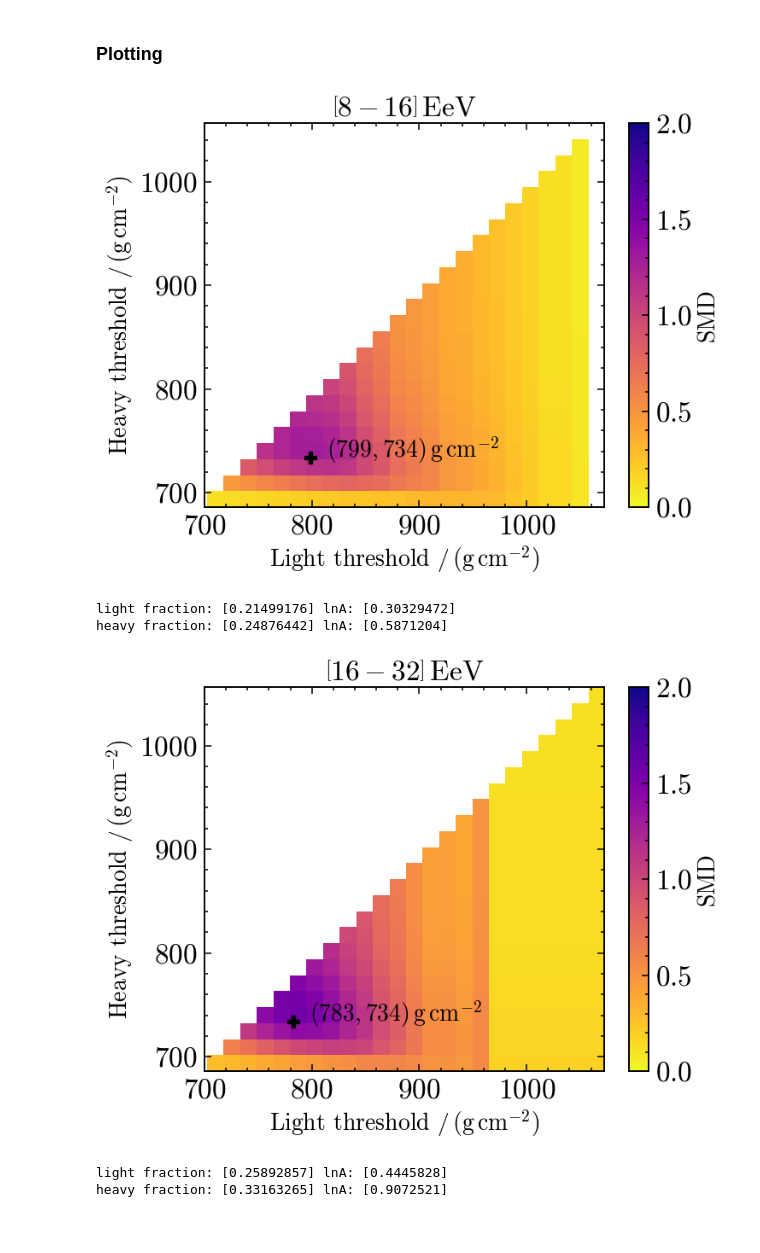
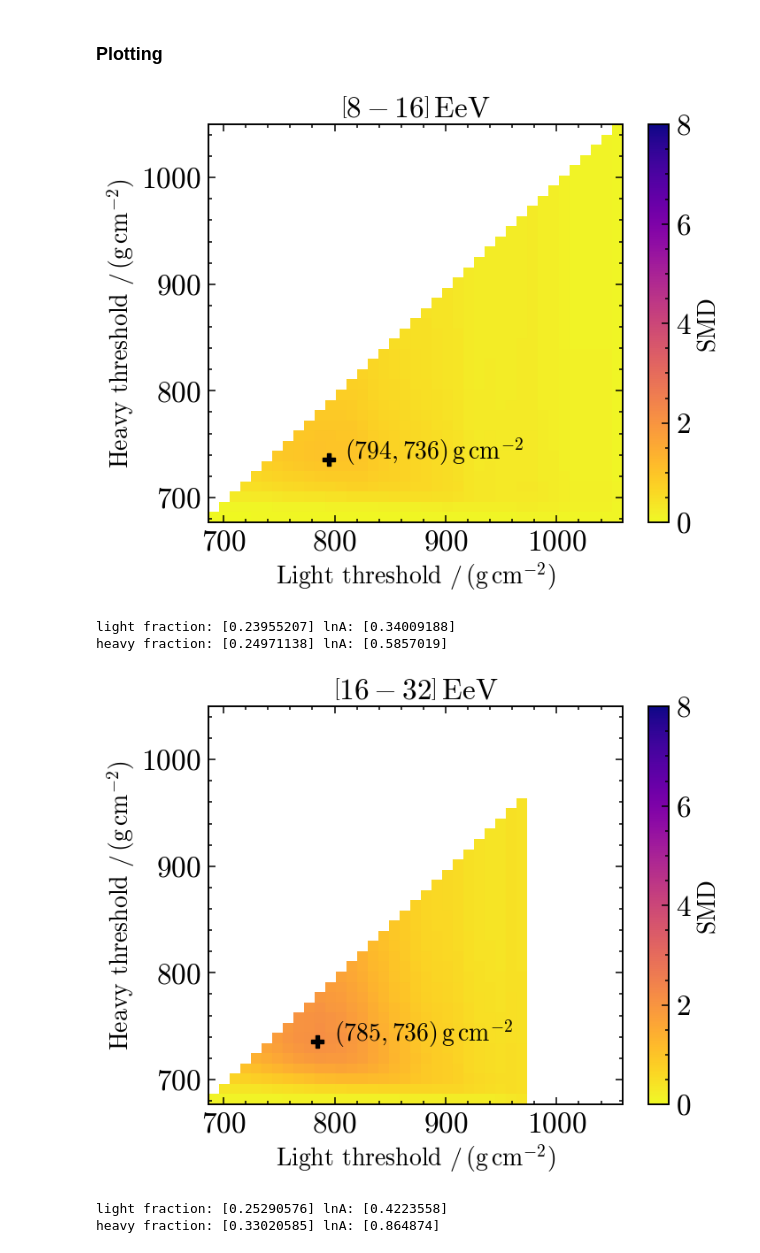
Before and after one commit to paolo-magnani/aixnet_simulations, a Jupyter notebook: sim_part2.ipynb, the cells around one changed output. Drawn from its saved outputs; the diff is of its cells as text; code cells hidden in the pictures.

```diff
--- a/sim_part2.ipynb
+++ b/sim_part2.ipynb
@@ -92,7 +93,7 @@ plt.show()
 # %%
 smd = SMD_method()
 
-thres_values = np.linspace(np.min(dd['xmax19']), np.max(dd['xmax19']), 27)
+thres_values = np.linspace(np.min(dd['xmax19']), np.max(dd['xmax19']), 42)
 # print(thres_values)
 results_dict = {'emin': [],
                 'emax': [],
@@ -107,18 +108,20 @@ results_dict = {'emin': [],
                 }
 
 
-histo, bin_edge = np.histogram(dd['xmax19'], bins=71)
-bins = (bin_edge[1:]+bin_edge[:-1])/2
-plt.figure(figsize=(10,6))
-for ttt in thres_values:
-    plt.axvline(ttt, lw=2, color='grey', ls='-.', alpha=0.5)
-plt.fill_between(bins[bins<thres_values[4]], 0, histo[bins<thres_values[4]], color='steelblue', alpha=0.5, label='heavy subset')
-plt.fill_between(bins[bins>thres_values[11]], 0, histo[bins>thres_values[11]], color='firebrick', alpha=0.5, label='light subset')
-plt.axvline(thres_values[4], lw=4, color='steelblue', ls='-.')
-plt.axvline(thres_values[11], lw=4, color='firebrick', ls='-.')
-plt.hist(dd['xmax19'], color='k', histtype='step', lw=4)
-plt.xlabel(r'$X^{19}_\mathrm{max} \, / \, \mathrm{\left(g \, cm^{-2}\right)}$')
-plt.ylabel(r'# simulated events')
-plt.legend()
-plt.show()
+# histo, bin_edge = np.histogram(dd['xmax19'], bins=71)
+# bins = (bin_edge[1:]+bin_edge[:-1])/2
+# plt.figure(figsize=(10,6))
+# for ttt in thres_values:
+#     plt.axvline(ttt, lw=2, color='grey', ls='-.', alpha=0.5)
+# plt.fill_between(bins[bins<thres_values[4]], 0, histo[bins<thres_values[4]], color='steelblue', alpha=0.5, label='heavy subset')
+# plt.fill_between(bins[bins>thres_values[11]], 0, histo[bins>thres_values[11]], color='firebrick', alpha=0.5, label='light subset')
+# plt.axvline(thres_values[4], lw=4, color='steelblue', ls='-.')
+# plt.axvline(thres_values[11], lw=4, color='firebrick', ls='-.')
+# plt.hist(dd['xmax19'], color='k', histtype='step', lw=4)
+# plt.xlabel(r'$X^{19}_\mathrm{max} \, / \, \mathrm{\left(g \, cm^{-2}\right)}$')
+# plt.ylabel(r'# simulated events')
+# plt.legend()
+# plt.show()
+
+print(len(dd['energy'][dd['energy']>8]))
 # %% [output]
@@ -189,37 +192,37 @@ for i in range(1, len(energies[:-1])):
             if np.any(mask):
                 SMD_grid[i, j] = SMD_vals[mask][0]  # Take first match
 
     masked_SMD = np.ma.masked_where((unique_light[None, :] <= unique_heavy[:, None])|(SMD_grid<=0), SMD_grid)
     # heatmap with absolute value
     plt.figure(figsize=(9, 6))
     plt.title(rf'$\left[{ene/1e18:.0f}-{eneplus/1e18:.0f} \right] \, \mathrm{{EeV}}$')
     cmap = plt.cm.plasma_r.copy()
     cmap.set_bad(color='white')  # Set masked values to white
 
     plt.imshow(masked_SMD, aspect='auto', origin='lower',
             extent=[unique_light.min(), unique_light.max(),
                     unique_heavy.min(), unique_heavy.max()],
-            cmap=cmap, vmin=0, vmax=2)
+            cmap=cmap, vmin=0, vmax=8)
     dot_x = (unique_light[np.where(SMD_grid==SMD_grid.max())[1]])
     dot_y =  (unique_heavy[np.where(SMD_grid==SMD_grid.max())[0]])
     plt.text(dot_x+15, dot_y, rf'$({float(dot_x):.0f},{float(dot_y):.0f}) \, \mathrm{{g \, cm^{{-2}}}}$')
     plt.plot(dot_x, dot_y, ls='', marker='P', color='k', markersize=10)
     plt.colorbar(label='SMD')
     plt.xlabel(r'Light threshold $/ \, \mathrm{(g \, cm^{-2})}$')
     plt.ylabel(r'Heavy threshold $/ \, \mathrm{(g \, cm^{-2})}$')
     # plt.grid()
 
     xticks = np.arange(700, 1050, 100)
     plt.xticks(xticks)
     plt.show()
 
     best_pos = np.where((results_dict['light']==dot_x)&(results_dict['heavy']==dot_y)&(results_dict['emin']==ene/1e18))
     print('light fraction:', results_dict['N_light'][best_pos]/results_dict['N_tot'][best_pos], 'lnA:', results_dict['lnA_light'][best_pos])
     print('heavy fraction:', results_dict['N_heavy'][best_pos]/results_dict['N_tot'][best_pos], 'lnA:', results_dict['lnA_heavy'][best_pos])
 # %% [output]
-[figure, old version]
+[figure, new version]
-light fraction: [0.21499176] lnA: [0.30329472]
-heavy fraction: [0.24876442] lnA: [0.5871204]
+light fraction: [0.23955207] lnA: [0.34009188]
+heavy fraction: [0.24971138] lnA: [0.5857019]
-[figure, old version]
+[figure, new version]
-light fraction: [0.25892857] lnA: [0.4445828]
-heavy fraction: [0.33163265] lnA: [0.9072521]
+light fraction: [0.25290576] lnA: [0.4223558]
+heavy fraction: [0.33020585] lnA: [0.864874]
```
Also changed, not shown: parts of 6 cells of this notebook, 3 other files.
